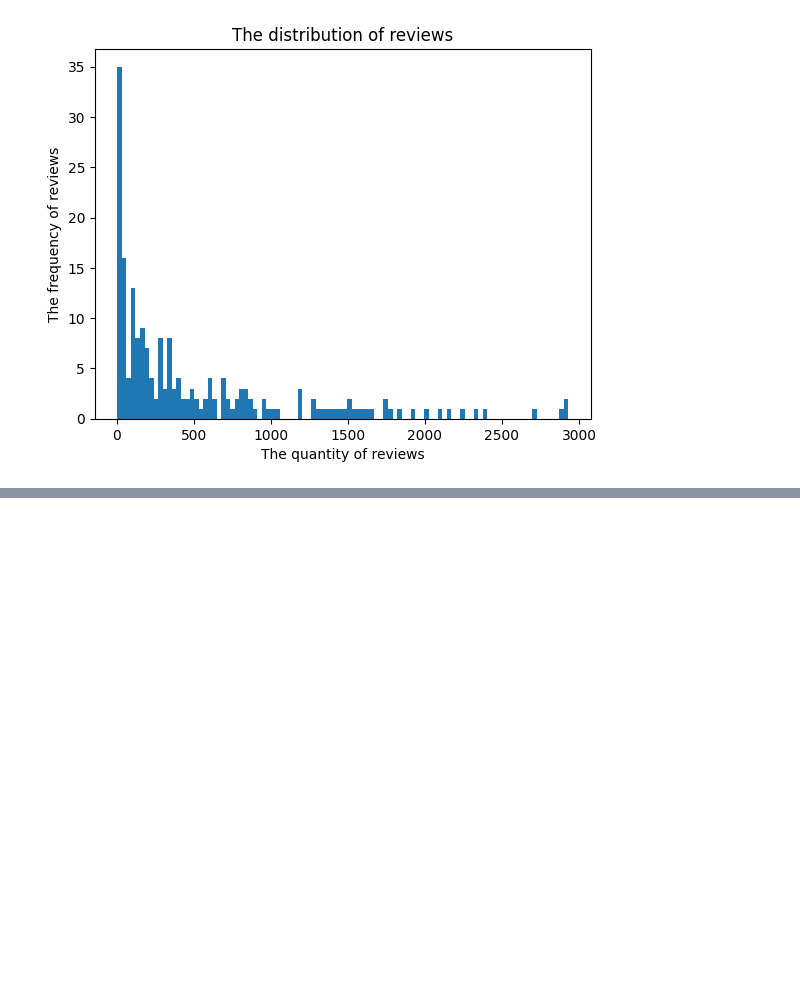
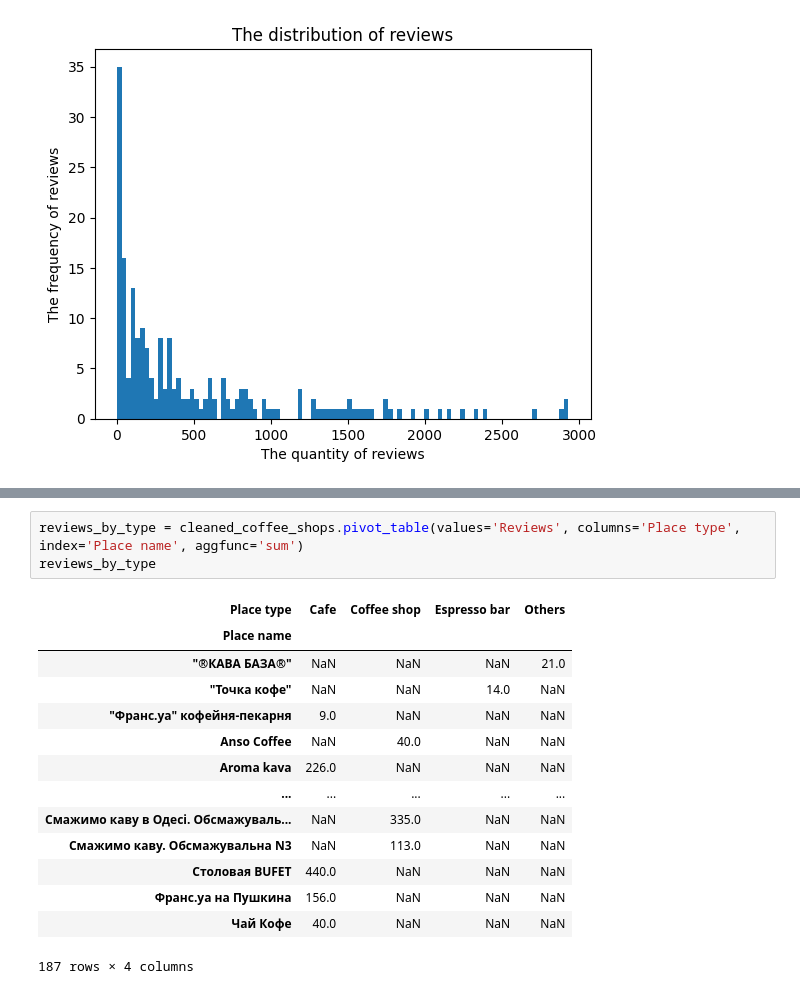
Before and after one commit to LeilaZakharova/moc_sql_coffeine_form, a Jupyter notebook: report.ipynb, the cells around one changed output, grey strips where cells are left out. Cells and saved outputs as stored; diff of their text form; blank space fills up the shorter version.

```diff
--- a/report.ipynb
+++ b/report.ipynb
@@ -136,0 +147,18 @@ plt.show()
+# %%
+reviews_by_type = cleaned_coffee_shops.pivot_table(values='Reviews', columns='Place type', index='Place name', aggfunc='sum')
+reviews_by_type
+# %% [output]
+| Place type | Cafe | Coffee shop | Espresso bar | Others |
+| Place name |  |  |  |  |
+| "®КАВА БАЗА®" | NaN | NaN | NaN | 21.0 |
+| "Точка кофе" | NaN | NaN | 14.0 | NaN |
+| "Франс.уа" кофейня-пекарня | 9.0 | NaN | NaN | NaN |
+| Anso Coffee | NaN | 40.0 | NaN | NaN |
+| Aroma kava | 226.0 | NaN | NaN | NaN |
+| ... | ... | ... | ... | ... |
+| Смажимо каву в Одесі. Обсмажуваль... | NaN | 335.0 | NaN | NaN |
+| Смажимо каву. Обсмажувальна N3 | NaN | 113.0 | NaN | NaN |
+| Столовая BUFET | 440.0 | NaN | NaN | NaN |
+| Франс.уа на Пушкина | 156.0 | NaN | NaN | NaN |
+| Чай Кофе | 40.0 | NaN | NaN | NaN |
+187 rows × 4 columns
```
Also changed, not shown: parts of 2 cells of this notebook.
